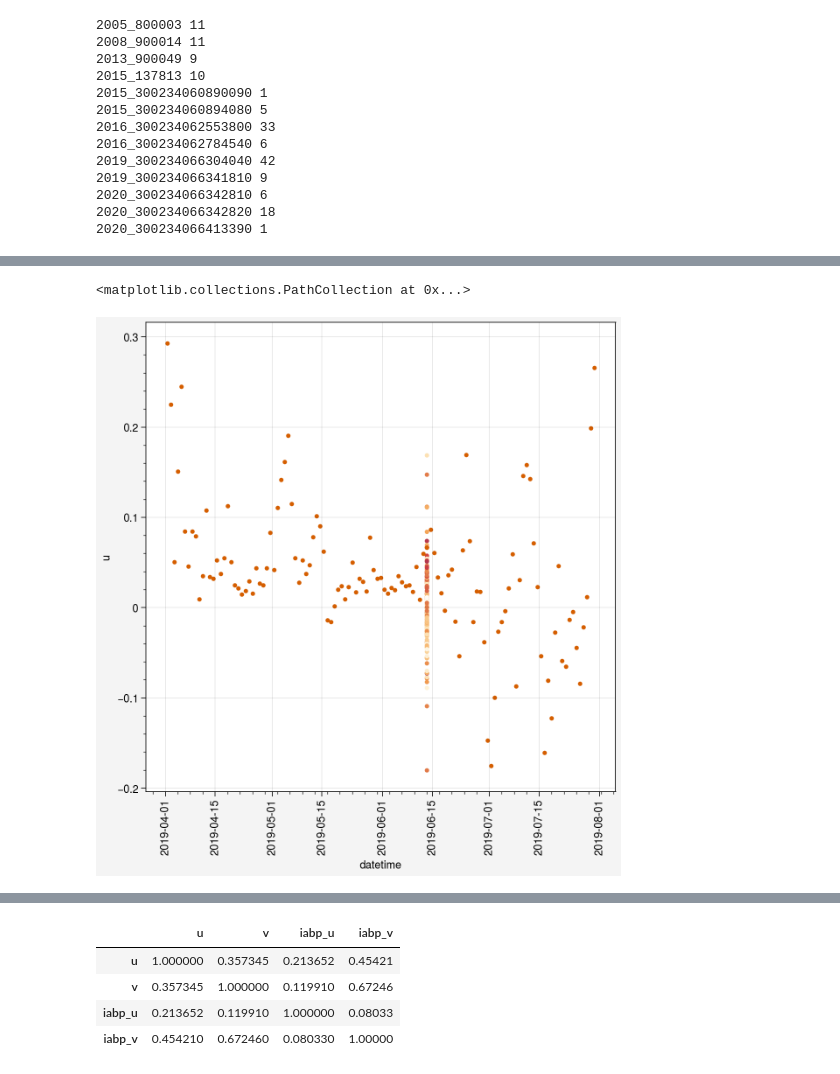
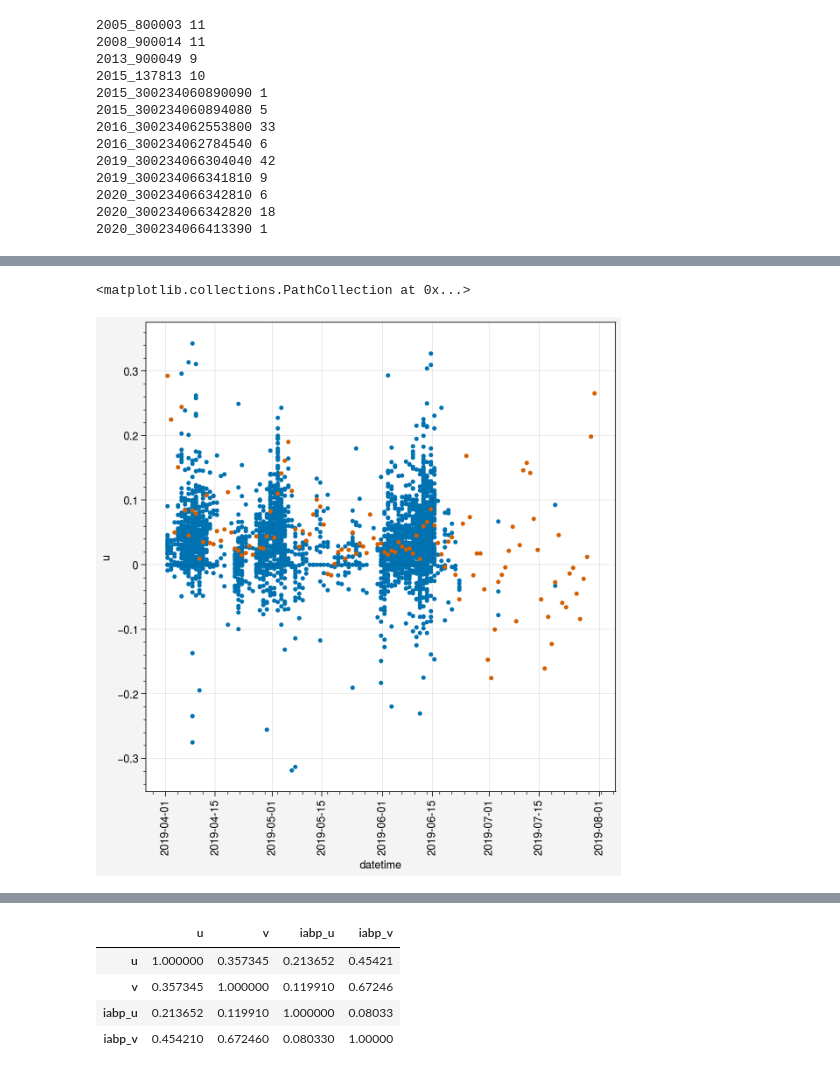
Before and after one commit to danielmwatkins/miz_scales_of_motion, a Jupyter notebook: notebooks/visualize_ice_motion.ipynb, the cells around one changed output, grey strips where cells are left out. Saved outputs shown, nothing was run; the diff lists cells and outputs as text; code cells hidden in the pictures.

```diff
--- a/notebooks/visualize_ice_motion.ipynb
+++ b/notebooks/visualize_ice_motion.ipynb
@@ -447,7 +446,7 @@ iabp_meta.loc[iabp_meta.year == 2019]
 # %%
 # Check this, I think it's likely wrong
 results = {}
-for idx in [50]: #iabp_meta.index:
+for idx in iabp_meta.index:
     year, buoy_id, res, start_date, end_date, include = iabp_meta.loc[idx, :]
     buoy_dfs = {buoy_id: group for buoy_id, group in buoy_data[year].groupby('buoy_id')}
     buoy_df = buoy_dfs[buoy_id]
@@ -457,6 +456,7 @@ for idx in [50]: #iabp_meta.index:
     buoy_df = buoy_df.loc[idx,:].copy()
 
     ift_sel = tracked_interpolated_floes.loc[tracked_interpolated_floes.datetime.between(start_date, end_date), :]
+
     if len(ift_sel) > 2:
         ift_sel.dropna()
 
@@ -476,6 +476,8 @@ for idx in [50]: #iabp_meta.index:
         buffer = 100e3
         ift_sel['close'] = False
         ift_sel['distance'] = np.nan
+        ift_sel['u_stere'] = np.nan
+
         for time, data in buoy_df_gridded.iterrows():
             idx = ift_sel.datetime == time
             d = np.sqrt((ift_sel.loc[idx, 'x_stere'] - data.x)**2 + \
@@ -485,5 +487,12 @@ for idx in [50]: #iabp_meta.index:
             ift_sel.loc[new_idx, 'distance'] = d[new_idx]
             ift_sel.loc[new_idx, 'iabp_u'] = data.u
             ift_sel.loc[new_idx, 'iabp_v'] = data.v
-        if len(ift_sel.dropna(subset='iabp_u')) > 0:
-            results[str(year) + '_' + str(buoy_df.buoy_id.values[0])] = ift_sel.dropna(subset='iabp_u')
+
+        for floe_id, group in ift_sel.groupby('floe_id'):
+            if np.any(group.distance.notnull()):
+                vel = compute_velocity(group.set_index('datetime'), method='f')
+                ift_sel.loc[group.index, 'u_stere'] = vel['u'].values
+                ift_sel.loc[group.index, 'v_stere'] = vel['v'].values
+
+
+        results[buoy_id] = ift_sel.dropna(subset='u_stere')
@@ -490,3 +505,27 @@ for idx in [50]: #iabp_meta.index:
+# %%
+year = 2019
+df = ift_sel.copy()
+ref_time = pd.to_datetime(str(year) + '-01-01 00:00')
+df['t'] = (df['datetime'] - ref_time).dt.total_seconds()
+
+# Set up a regular grid for interpolation
+date_grid = pd.date_range(str(year) + '-04-01 00:00', str(year) + '-09-30 00:00', freq='1D')
+date_grid += pd.to_timedelta('12h') # Satellite overpass time is close to noon UTC
+t_grid = (date_grid - ref_time).total_seconds()
+datetime_grid = pd.Series(t_grid, index=date_grid)
+
+# Apply interpolation and angle estimation
+results = {}
+for floe_id, group in df.groupby('floe_id'):
+    group = group.loc[~group.datetime.duplicated()].copy()
+    df_regrid = compute_velocity(group.set_index('datetime'), method='f')
+    if np.any(df_regrid.notnull()):
+        results[floe_id] = df_regrid.copy()
+# %%
+df = pd.concat(results).reset_index()
+df.drop('level_0', axis=1, inplace=True)
+
+ift_sel = df.copy()
 # %%
 time = '2019-06-13 12:00'
 data = buoy_df_gridded.loc[time, :]
@@ -524,2 +579,0 @@ ift_sel.loc[ift_sel.dist < 25e3, ['u', 'iabp_u', 'v', 'iabp_v']]
-# %%
-ift_sel = tracked_interpolated_floes.loc[tracked_interpolated_floes.datetime.between(start_date, end_date), :]
@@ -553,10 +617,10 @@ for buoy in results:
 # %%
 fig, ax = pplt.subplots(width=6)
-ax.scatter(ift_sel.datetime, ift_sel.u, m='.', c=ift_sel.dist)
+ax.scatter(ift_sel.datetime, ift_sel.u, m='.', cmap='spectral')
 ax.scatter(buoy_df_gridded.u, m='.')
 # %% [output]
 <matplotlib.collections.PathCollection at 0x...>
-[figure, old version]
+[figure, new version]
 # %%
 fig, ax = uplt.subplots(ncols=2, aspect=1, share=False)
 for buoy in results:
```
Also changed, not shown: parts of 11 cells of this notebook, 46 other files.
